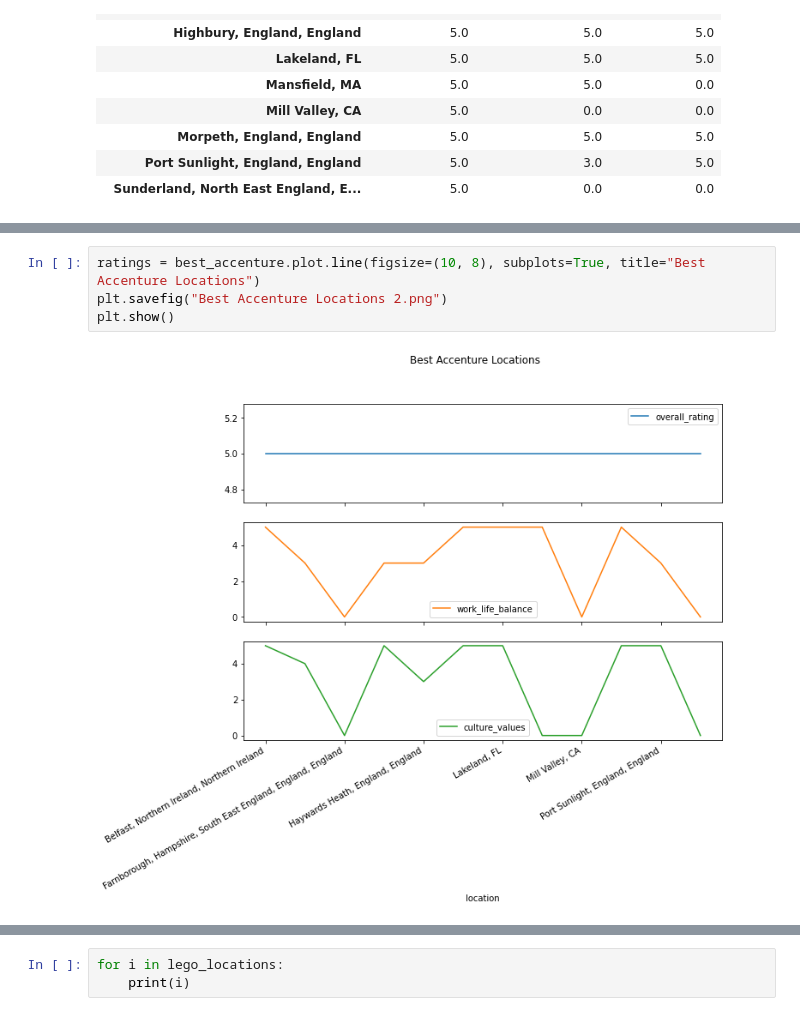
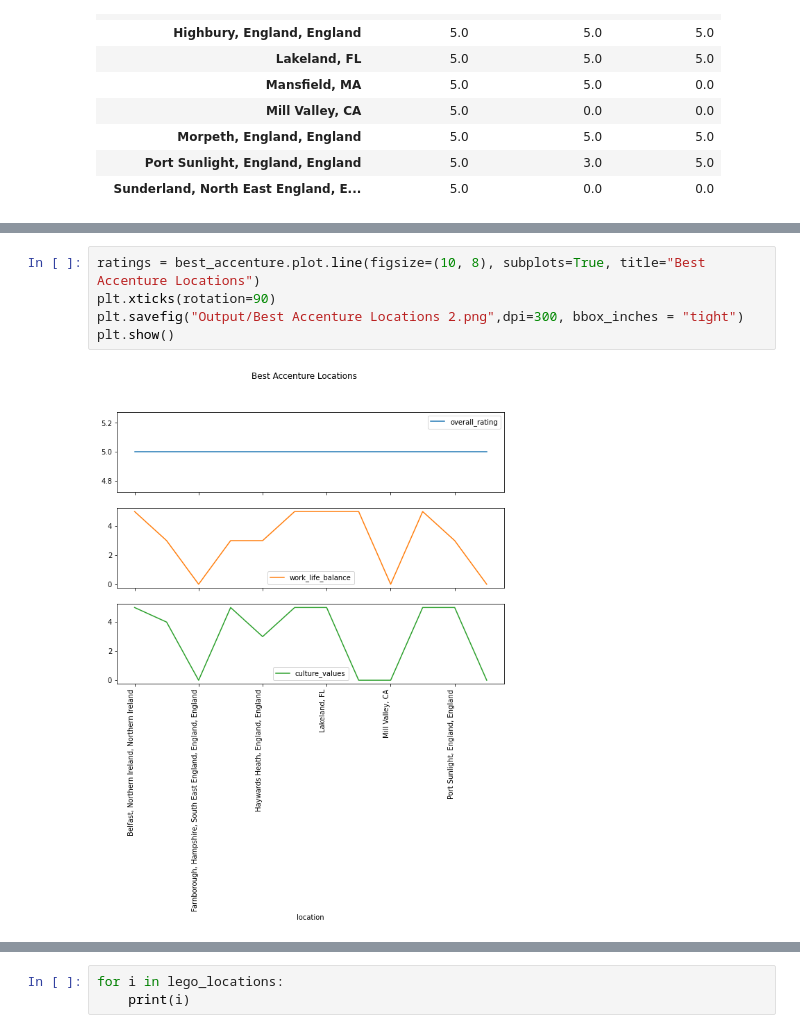
Before and after one commit to NidhiMehrotra22/Project_1_TEAM4, a Jupyter notebook: Working Project-1_The Greatest Job Satisfaction Soiree-checkpoint.ipynb, the cells around one changed output, grey strips where cells are left out. Drawn from its saved outputs; the diff is of its cells as text.

```diff
--- a/Working Project-1_The Greatest Job Satisfaction Soiree-checkpoint.ipynb
+++ b/Working Project-1_The Greatest Job Satisfaction Soiree-checkpoint.ipynb
@@ -553,8 +604,9 @@ plt.show()
 # %%
 ratings = best_accenture.plot.line(figsize=(10, 8), subplots=True, title="Best Accenture Locations")
-plt.savefig("Best Accenture Locations 2.png")
+plt.xticks(rotation=90)
+plt.savefig("Output/Best Accenture Locations 2.png",dpi=300, bbox_inches = "tight")
 plt.show()
 # %% [output]
-[figure, old version]
+[figure, new version]
 # %%
 ratings = worst_accenture.plot.line(figsize=(10, 8), subplots=True, title="Worst Accenture Locations")
```
Also changed, not shown: parts of 26 cells of this notebook, 24 other files.
